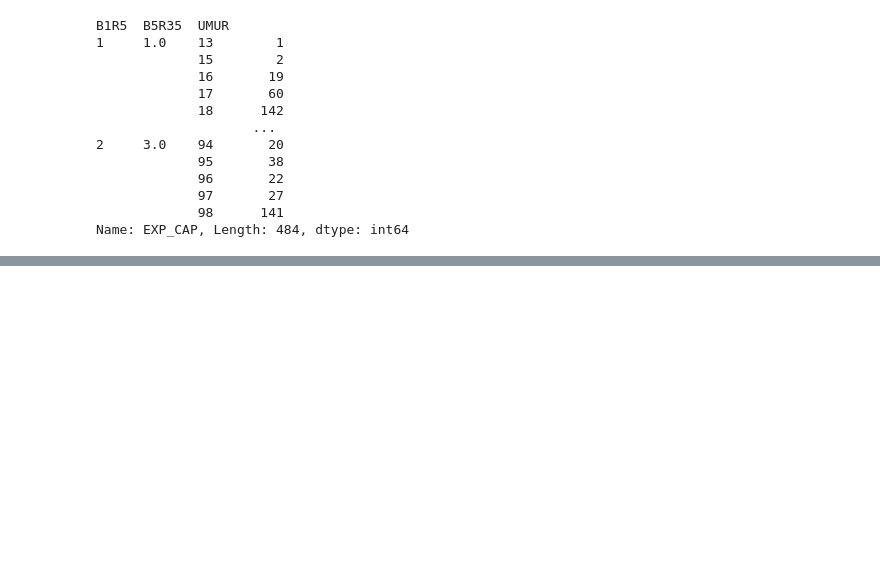
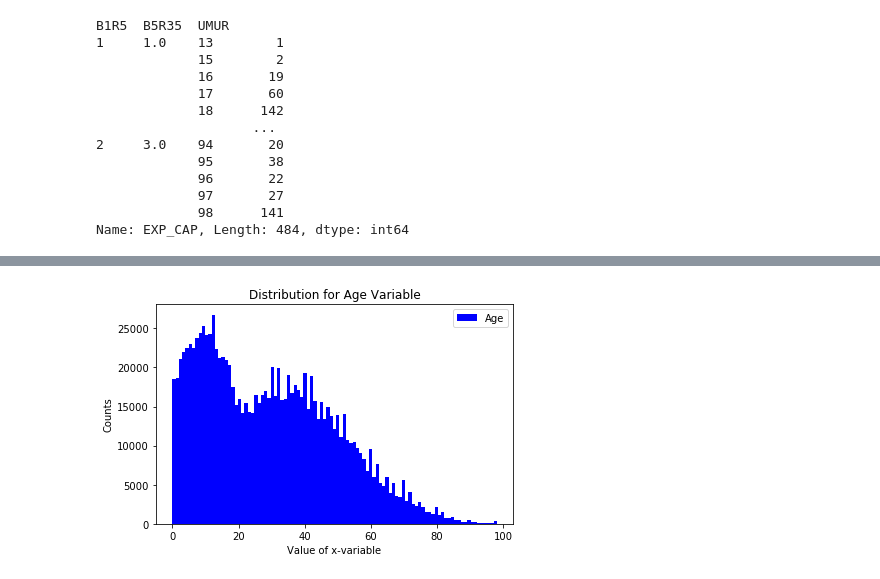
Before and after one commit to adewirahman/Project_Lab_Pacmann, a Jupyter notebook: ProjectLabNotebook_1.ipynb, the cells around one changed output, grey strips where cells are left out. Cells and saved outputs as stored; diff of their text form; code cells hidden in the pictures; blank space fills up the shorter version.

Commit message:
Data wrangling dan visualisasi

```diff
--- a/ProjectLabNotebook_1.ipynb
+++ b/ProjectLabNotebook_1.ipynb
@@ -373,0 +431,7 @@ Name: EXP_CAP, Length: 484, dtype: int64
+# %%
+# Subsetting dataset to chosen variables
+df_raw1 = sus12_ki[['URUT', 'B1R1', 'B1R2', 'B1R5', 'UMUR', 'B5R17', 'B5R30','B5R35', 'B5R36', 'B5R37','B5R38', 'EXP_CAP', 'WEIND']]
+
+# Create District Identifier
+df_raw1 = df_raw1.assign(bps_2009 = df_raw1['B1R1'] * 100 + df_raw1['B1R2'])
+df_raw1.head()
@@ -373,0 +484,13 @@ Name: EXP_CAP, Length: 484, dtype: int64
+# %%
+plot_umur = df_raw1['UMUR']
+
+plot_umur.plot.hist(grid = False, bins=99, rwidth=1, color='blue', label='Age')
+plt.title('Distribution for Age Variable')
+plt.xlabel('Value of x-variable')
+plt.ylabel('Counts')
+plt.legend(loc="best")
+plt.tight_layout()
+plt.rcParams['figure.figsize'] = [10, 4]
+plt.show()
+# %% [output]
+[figure, added]
```
Also changed, not shown: parts of 17 cells of this notebook.
